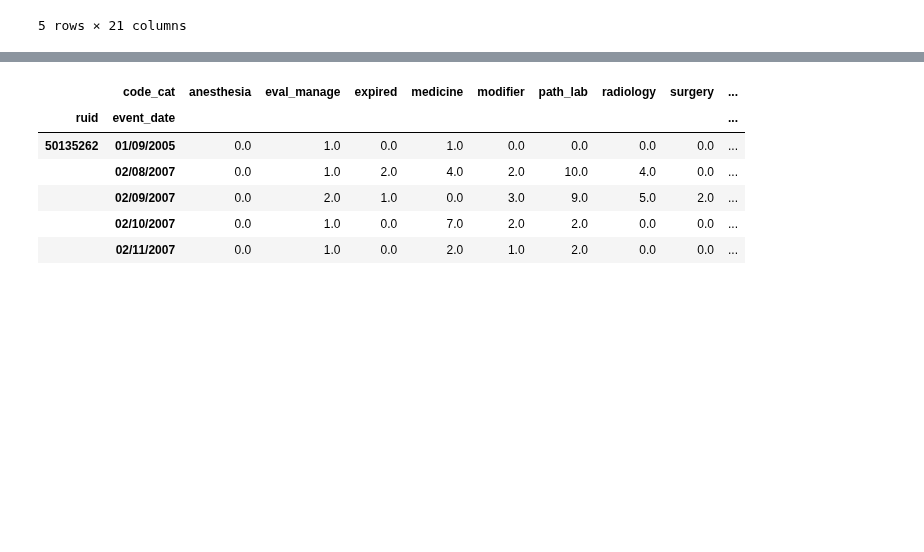
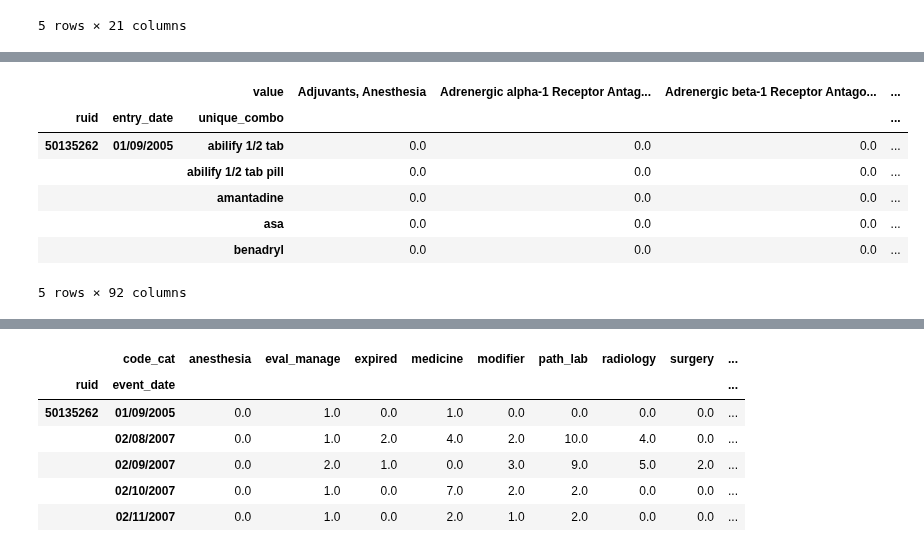
Before and after one commit to alvinjeffery/Bios8366_project, a Jupyter notebook: code/alvin_prelim.ipynb, the cells around one changed output, grey strips where cells are left out. Drawn from its saved outputs; the diff is of its cells as text; code cells hidden in the pictures; blank space fills up the shorter version.

Commit message:
med code working on mini batch, about to attempt full set

```diff
--- a/code/alvin_prelim.ipynb
+++ b/code/alvin_prelim.ipynb
@@ -797,3 +797,15 @@ med_classes.tail()
 | 13035169 | 53736423 | 11/17/2014 | antibiotic ointment | 204602.0 | Anti-Infective Agents, Local | Protein Synthesis Inhibitors | Anti-Bacterial Agents | NaN | NaN | NaN | ... |
 | 13035170 | 53736423 | 11/17/2014 | tetracaine | 91189.0 | Anesthetics, Local | NaN | NaN | NaN | NaN | NaN | ... |
 5 rows × 21 columns
+# %%
+# make copy just in case
+meds_wide = med_classes.copy()
+# %%
+# make mini batch
+meds_wide = meds_wide.loc[:1000]
+# %%
+# melt data frame so all categories collapsed into 1 column
+meds_wide = pd.melt(meds_wide, id_vars=['ruid', 'entry_date', 'unique_combo', 'rxcui'])
+# drop values where category was missing (which is primarily done for cat2 & higher)
+meds_wide.dropna(inplace=True)
+meds_wide.head()
@@ -799,0 +819,18 @@ med_classes.tail()
+# %%
+# drop unnecessary columns
+meds_wide2 = (meds_wide.drop(columns=['rxcui', 'variable'])
+                       .groupby(['ruid', 'entry_date', 'unique_combo', 'value'])
+                       .size()
+                       .unstack()
+                       .fillna(0))
+
+meds_wide2.head()
+# %% [output]
+|  |  | value | Adjuvants, Anesthesia | Adrenergic alpha-1 Receptor Antag... | Adrenergic beta-1 Receptor Antago... | ... |
+| ruid | entry_date | unique_combo |  |  |  | ... |
+| 50135262 | 01/09/2005 | abilify 1/2 tab | 0.0 | 0.0 | 0.0 | ... |
+|  |  | abilify 1/2 tab pill | 0.0 | 0.0 | 0.0 | ... |
+|  |  | amantadine | 0.0 | 0.0 | 0.0 | ... |
+|  |  | asa | 0.0 | 0.0 | 0.0 | ... |
+|  |  | benadryl | 0.0 | 0.0 | 0.0 | ... |
+5 rows × 92 columns
```
Also changed, not shown: parts of 2 cells of this notebook.
